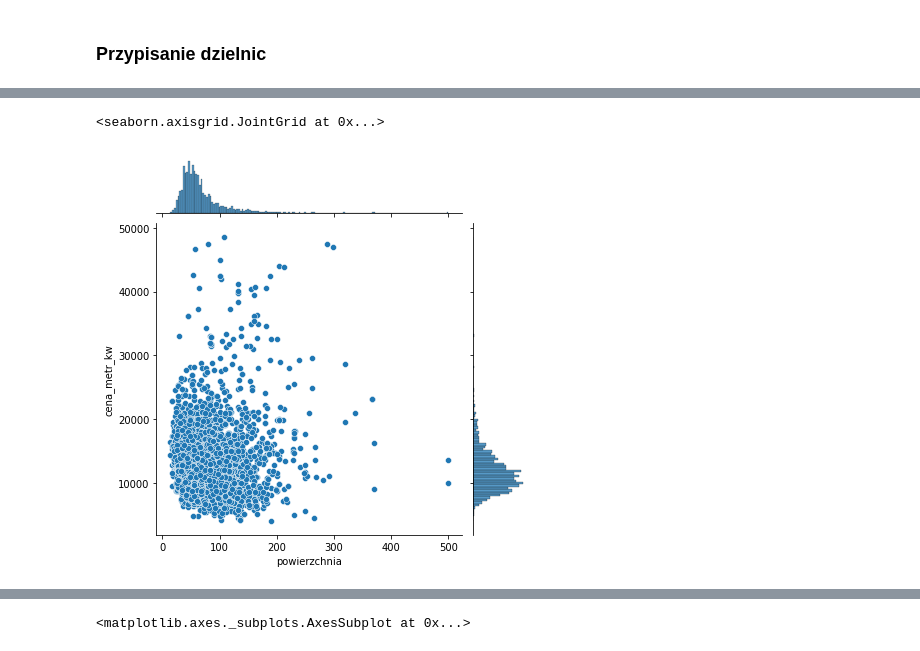
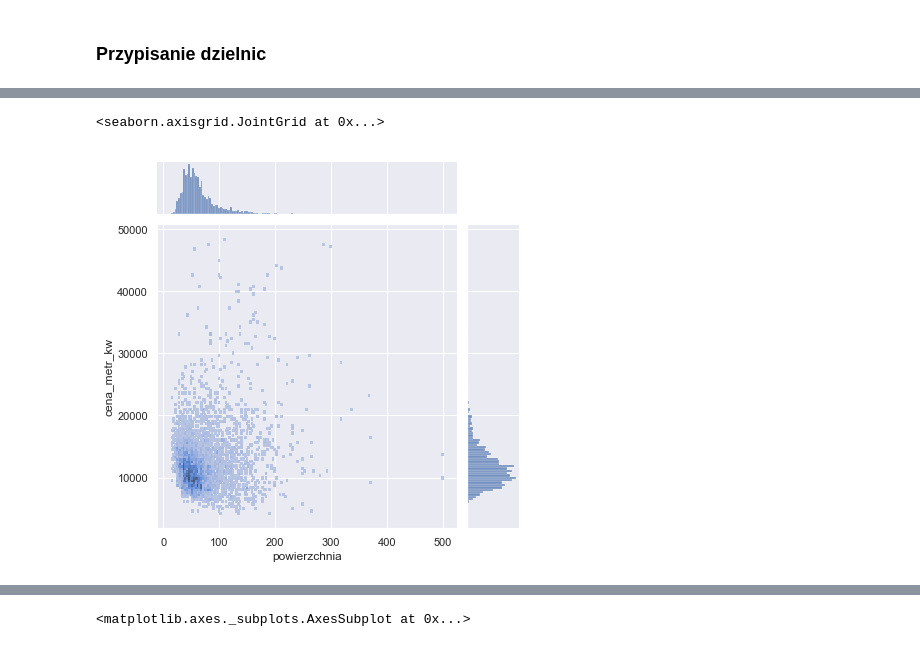
Before and after one commit to michalgosk/Nieruchomosci, a Jupyter notebook: webscraping-MAIN.ipynb, the cells around one changed output, grey strips where cells are left out. Drawn from its saved outputs; the diff is of its cells as text; code cells hidden in the pictures.

```diff
--- a/webscraping-MAIN.ipynb
+++ b/webscraping-MAIN.ipynb
@@ -1155,6 +1179,6 @@ df['dzielnica'].value_counts().plot(kind='barh',figsize=(20,10))
 # %%
 #To sie liczy kilkanasie minut i nic z tego nie ma
-sns.jointplot(x="powierzchnia", y="cena_metr_kw", data=df[df.pokoje>0])
+sns.jointplot(x="powierzchnia", y="cena_metr_kw", data=df[df.pokoje>0],kind="hist")
 # %% [output]
 <seaborn.axisgrid.JointGrid at 0x...>
-[figure, old version]
+[figure, new version]
```
Also changed, not shown: parts of 34 cells of this notebook.
